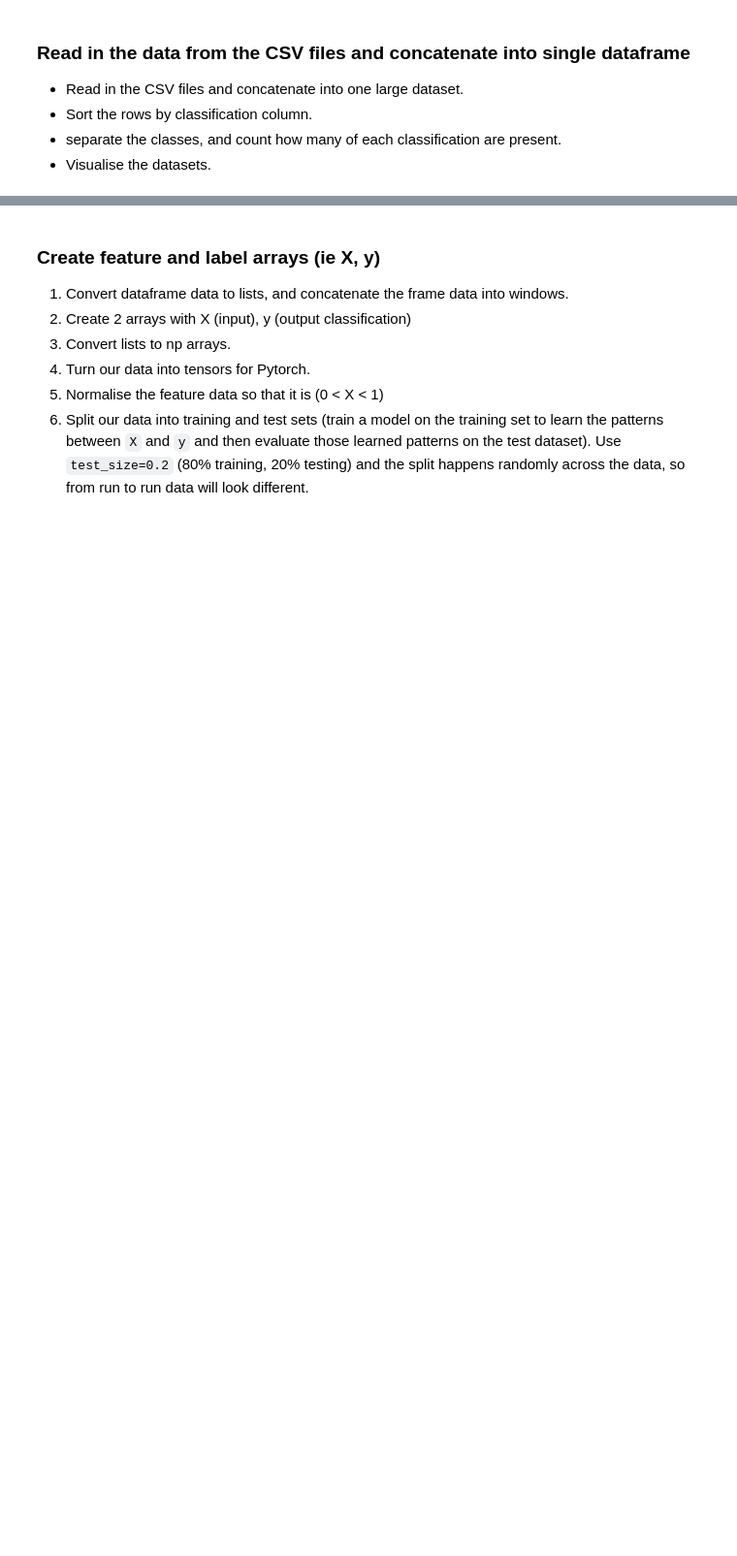
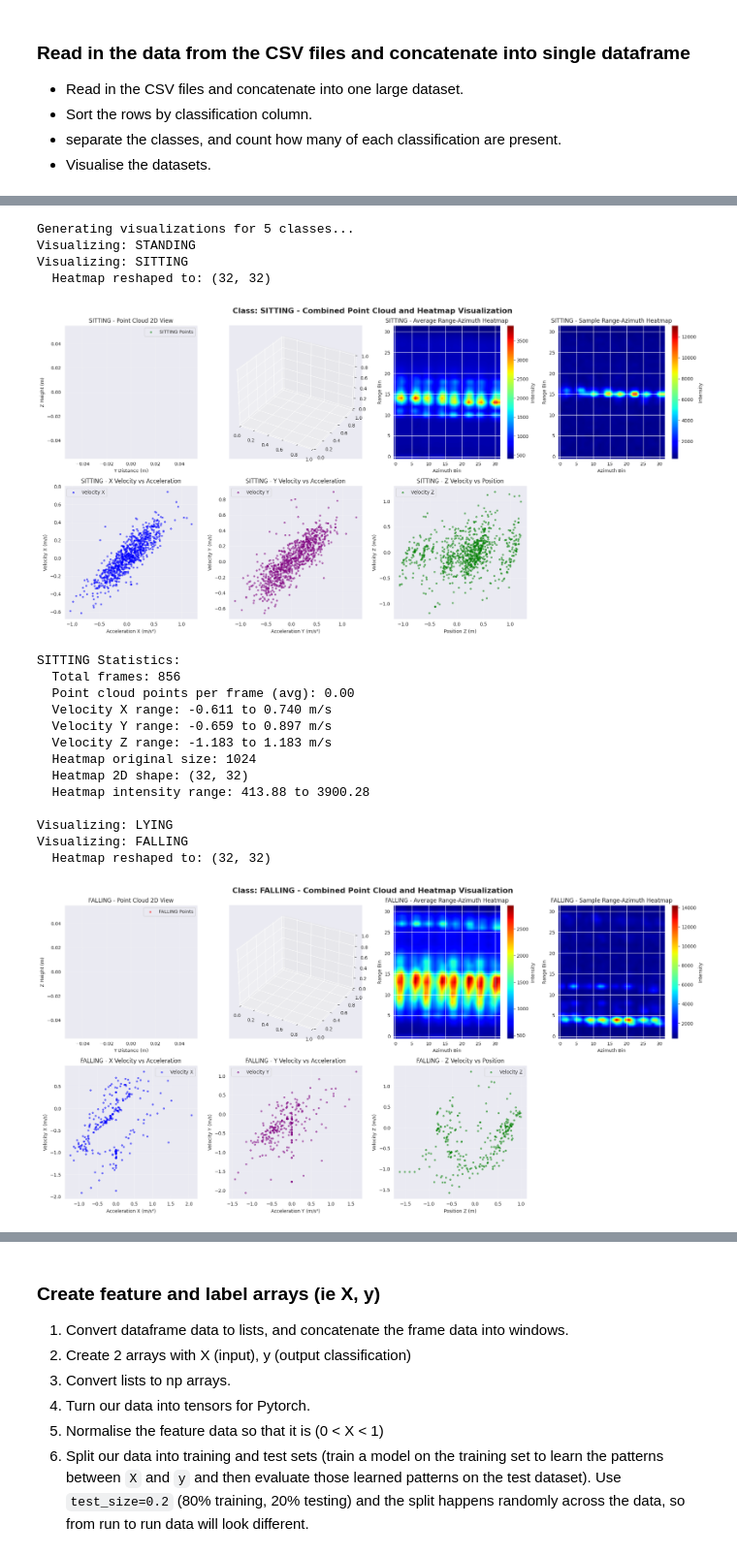
Before and after one commit to kevinsu-rgb/Senior_Design_TI_Project, a Jupyter notebook: dualchannel.ipynb, the cells around one changed output, grey strips where cells are left out. Shown at 97% size. Drawn from its saved outputs; the diff is of its cells as text; code cells hidden in the pictures; blank space fills up the shorter version.

```diff
--- a/dualchannel.ipynb
+++ b/dualchannel.ipynb
@@ -134,7 +152,7 @@ print(df_csv_append)
 
 VISUALIZE = True  # Set to False to skip visualization
 
-if VISUALISE:
+if VISUALIZE:
     import matplotlib.pyplot as plt
     from mpl_toolkits.mplot3d import Axes3D
     import seaborn as sns
@@ -154,6 +172,8 @@ if VISUALISE:
     for class_idx, dfFile in enumerate(df_dataList_viz):
         class_name = class_data[class_idx]
         print(f"Visualizing: {class_name}")
+        if (len(dfFile) == 0):
+          continue
 
         # Create figure with subplots: 2 rows, 4 columns
         # Row 1: Point cloud 2D, SNR 3D, Heatmap average, Heatmap sample
@@ -337,30 +357,50 @@ if VISUALISE:
                 sample_heatmap = heatmaps_2d[0]
                 im_sample = axHeatmapSample.imshow(sample_heatmap, aspect='auto', cmap='jet',
                                                    origin='lower', interpolation='bilinear')
                 axHeatmapSample.set_xlabel("Azimuth Bin")
                 axHeatmapSample.set_ylabel("Range Bin")
                 axHeatmapSample.set_title(f'{class_name} - Sample Range-Azimuth Heatmap')
                 plt.colorbar(im_sample, ax=axHeatmapSample, label='Intensity')
 
         plt.suptitle(f'Class: {class_name} - Combined Point Cloud and Heatmap Visualization',
                      fontsize=16, fontweight='bold')
         plt.tight_layout()
         plt.show()
 
         # Print statistics
         print(f"\n{class_name} Statistics:")
         print(f"  Total frames: {len(dfFile)}")
         print(f"  Point cloud points per frame (avg): {len(heightPoints)/len(dfFile):.2f}")
         if velx:
             print(f"  Velocity X range: {min(velx):.3f} to {max(velx):.3f} m/s")
         if vely:
             print(f"  Velocity Y range: {min(vely):.3f} to {max(vely):.3f} m/s")
         if velz:
             print(f"  Velocity Z range: {min(velz):.3f} to {max(velz):.3f} m/s")
         if 'heatmap' in dfFile.columns and len(heatmaps) > 0:
             print(f"  Heatmap original size: {heatmap_size}")
             print(f"  Heatmap 2D shape: {heatmap_2d_shape}")
             print(f"  Heatmap intensity range: {avg_heatmap.min():.2f} to {avg_heatmap.max():.2f}")
         print()
 
     print("Visualization complete!\n")
+# %% [output]
+Generating visualizations for 5 classes...
+Visualizing: STANDING
+Visualizing: SITTING
+  Heatmap reshaped to: (32, 32)
+[figure, added]
+SITTING Statistics:
+  Total frames: 856
+  Point cloud points per frame (avg): 0.00
+  Velocity X range: -0.611 to 0.740 m/s
+  Velocity Y range: -0.659 to 0.897 m/s
+  Velocity Z range: -1.183 to 1.183 m/s
+  Heatmap original size: 1024
+  Heatmap 2D shape: (32, 32)
+  Heatmap intensity range: 413.88 to 3900.28
+
+Visualizing: LYING
+Visualizing: FALLING
+  Heatmap reshaped to: (32, 32)
+[figure, added]
```
Also changed, not shown: parts of 8 cells of this notebook.
